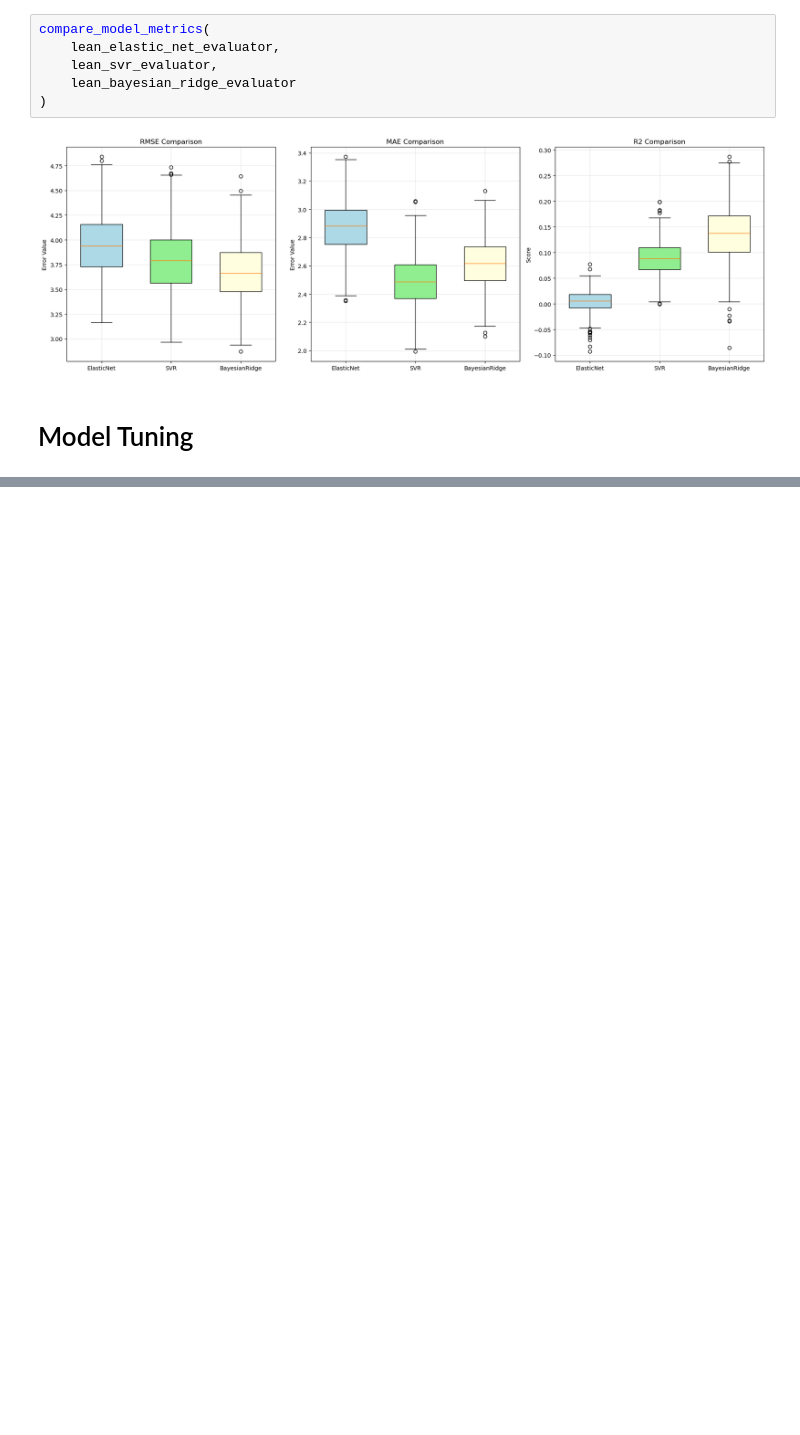
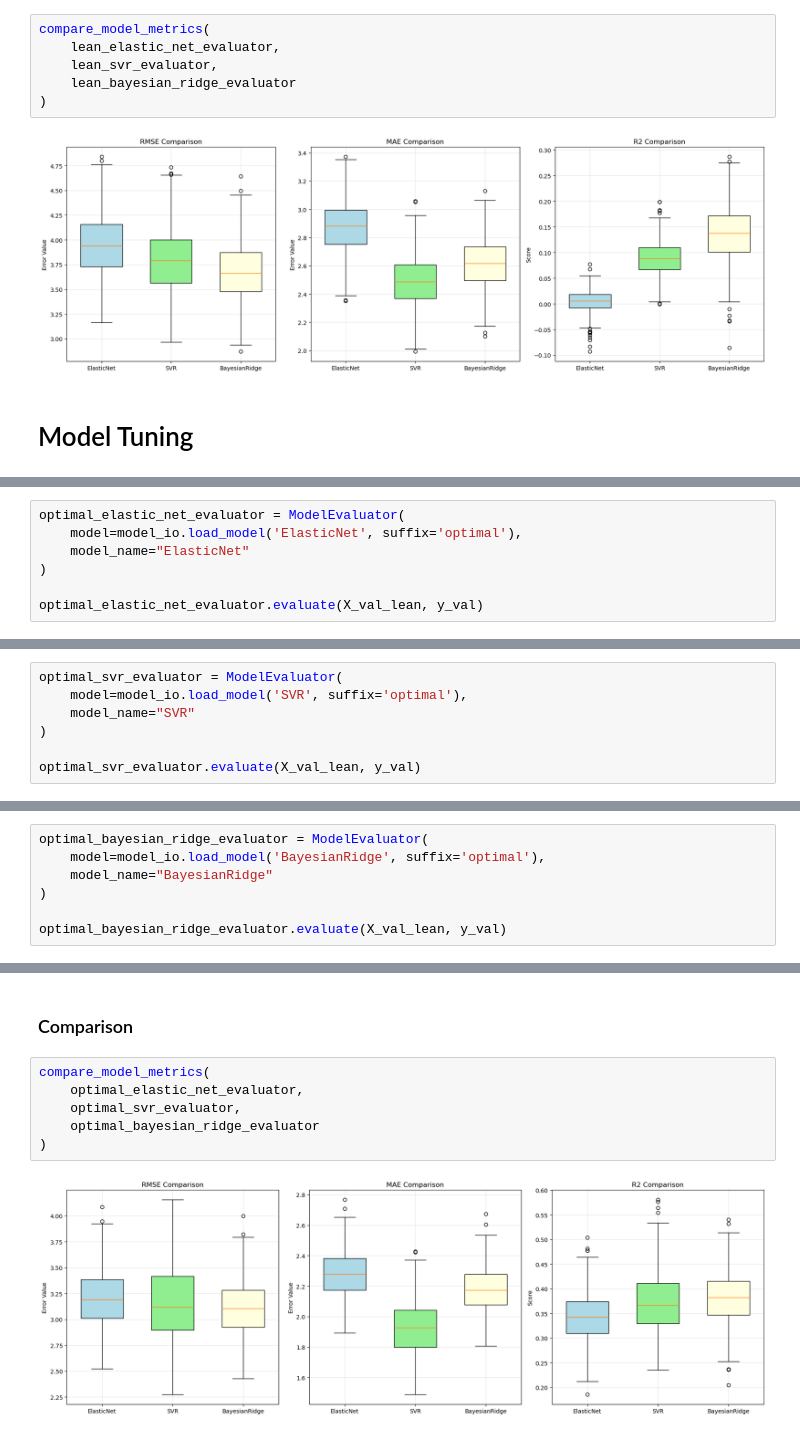
Before and after one commit to ikotsov/MLCB-Assignment-1, a Jupyter notebook: notebooks/model_analysis.ipynb, the cells around one changed output, grey strips where cells are left out. Cells and saved outputs as stored; diff of their text form; blank space fills up the shorter version.

Commit message:
feat: produce optimal models

```diff
--- a/notebooks/model_analysis.ipynb
+++ b/notebooks/model_analysis.ipynb
@@ -233,0 +268,7 @@ compare_model_metrics(
+# %%
+optimal_elastic_net_evaluator = ModelEvaluator(
+    model=model_io.load_model('ElasticNet', suffix='optimal'),
+    model_name="ElasticNet"
+)
+
+optimal_elastic_net_evaluator.evaluate(X_val_lean, y_val)
@@ -233,0 +285,7 @@ compare_model_metrics(
+# %%
+optimal_svr_evaluator = ModelEvaluator(
+    model=model_io.load_model('SVR', suffix='optimal'),
+    model_name="SVR"
+)
+
+optimal_svr_evaluator.evaluate(X_val_lean, y_val)
@@ -233,0 +302,7 @@ compare_model_metrics(
+# %%
+optimal_bayesian_ridge_evaluator = ModelEvaluator(
+    model=model_io.load_model('BayesianRidge', suffix='optimal'),
+    model_name="BayesianRidge"
+)
+
+optimal_bayesian_ridge_evaluator.evaluate(X_val_lean, y_val)
@@ -233,0 +317,10 @@ compare_model_metrics(
+# %% [markdown]
+### Comparison
+# %%
+compare_model_metrics(
+    optimal_elastic_net_evaluator,
+    optimal_svr_evaluator,
+    optimal_bayesian_ridge_evaluator
+)
+# %% [output]
+[figure, added]
```
Also changed, not shown: parts of 10 cells of this notebook, 3 other files.
